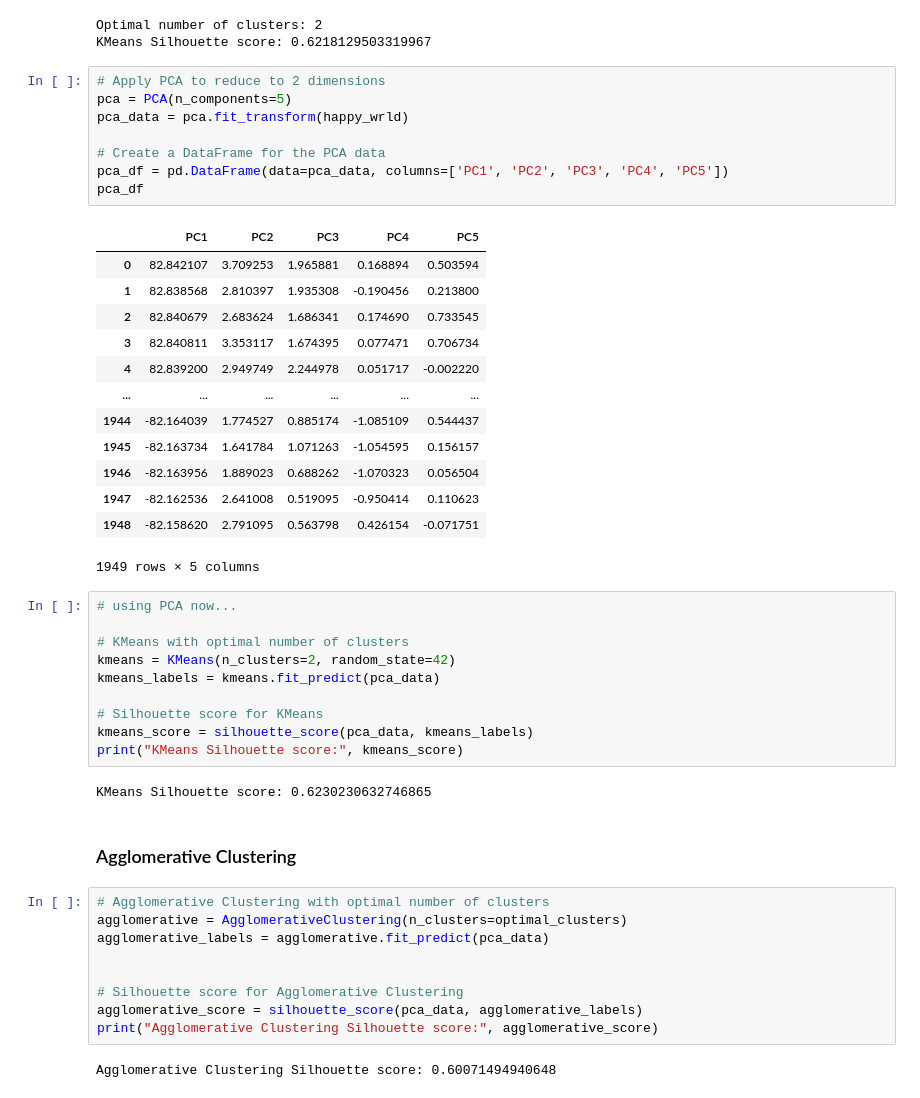
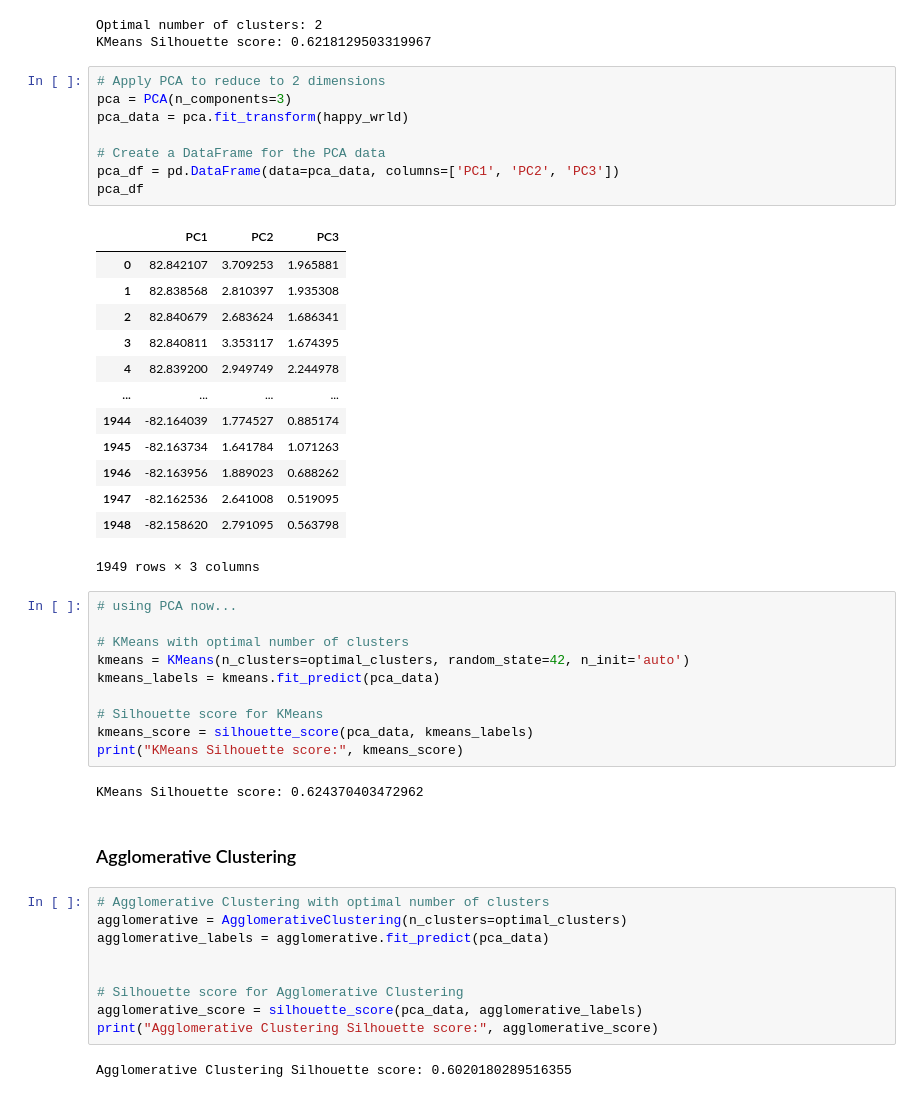
Before and after one commit to UgeneTettey/Blossom_Projects, a Jupyter notebook: unsupervised_learning/world_happiness/Wold_Happiness_Report.ipynb, the cells around one changed output. Drawn from its saved outputs; the diff is of its cells as text.

```diff
--- a/unsupervised_learning/world_happiness/Wold_Happiness_Report.ipynb
+++ b/unsupervised_learning/world_happiness/Wold_Happiness_Report.ipynb
@@ -207,38 +207,38 @@ Optimal number of clusters: 2
 KMeans Silhouette score: 0.6218129503319967
 # %%
 # Apply PCA to reduce to 2 dimensions
-pca = PCA(n_components=5)
+pca = PCA(n_components=3)
 pca_data = pca.fit_transform(happy_wrld)
 
 # Create a DataFrame for the PCA data
-pca_df = pd.DataFrame(data=pca_data, columns=['PC1', 'PC2', 'PC3', 'PC4', 'PC5'])
+pca_df = pd.DataFrame(data=pca_data, columns=['PC1', 'PC2', 'PC3'])
 pca_df
 # %% [output]
-|  | PC1 | PC2 | PC3 | PC4 | PC5 |
-| 0 | 82.842107 | 3.709253 | 1.965881 | 0.168894 | 0.503594 |
-| 1 | 82.838568 | 2.810397 | 1.935308 | -0.190456 | 0.213800 |
-| 2 | 82.840679 | 2.683624 | 1.686341 | 0.174690 | 0.733545 |
-| 3 | 82.840811 | 3.353117 | 1.674395 | 0.077471 | 0.706734 |
-| 4 | 82.839200 | 2.949749 | 2.244978 | 0.051717 | -0.002220 |
-| ... | ... | ... | ... | ... | ... |
-| 1944 | -82.164039 | 1.774527 | 0.885174 | -1.085109 | 0.544437 |
-| 1945 | -82.163734 | 1.641784 | 1.071263 | -1.054595 | 0.156157 |
-| 1946 | -82.163956 | 1.889023 | 0.688262 | -1.070323 | 0.056504 |
-| 1947 | -82.162536 | 2.641008 | 0.519095 | -0.950414 | 0.110623 |
-| 1948 | -82.158620 | 2.791095 | 0.563798 | 0.426154 | -0.071751 |
+|  | PC1 | PC2 | PC3 |
+| 0 | 82.842107 | 3.709253 | 1.965881 |
+| 1 | 82.838568 | 2.810397 | 1.935308 |
+| 2 | 82.840679 | 2.683624 | 1.686341 |
+| 3 | 82.840811 | 3.353117 | 1.674395 |
+| 4 | 82.839200 | 2.949749 | 2.244978 |
+| ... | ... | ... | ... |
+| 1944 | -82.164039 | 1.774527 | 0.885174 |
+| 1945 | -82.163734 | 1.641784 | 1.071263 |
+| 1946 | -82.163956 | 1.889023 | 0.688262 |
+| 1947 | -82.162536 | 2.641008 | 0.519095 |
+| 1948 | -82.158620 | 2.791095 | 0.563798 |
-1949 rows × 5 columns
+1949 rows × 3 columns
 # %%
 # using PCA now...
 
 # KMeans with optimal number of clusters
-kmeans = KMeans(n_clusters=2, random_state=42)
+kmeans = KMeans(n_clusters=optimal_clusters, random_state=42, n_init='auto')
 kmeans_labels = kmeans.fit_predict(pca_data)
 
 # Silhouette score for KMeans
 kmeans_score = silhouette_score(pca_data, kmeans_labels)
 print("KMeans Silhouette score:", kmeans_score)
 # %% [output]
-KMeans Silhouette score: 0.6230230632746865
+KMeans Silhouette score: 0.624370403472962
 # %% [markdown]
 ### Agglomerative Clustering
 # %%
@@ -251,4 +251,4 @@ agglomerative_labels = agglomerative.fit_predict(pca_data)
 agglomerative_score = silhouette_score(pca_data, agglomerative_labels)
 print("Agglomerative Clustering Silhouette score:", agglomerative_score)
 # %% [output]
-Agglomerative Clustering Silhouette score: 0.60071494940648
+Agglomerative Clustering Silhouette score: 0.6020180289516355
```
Also changed, not shown: parts of 2 cells of this notebook, 2 other files.
